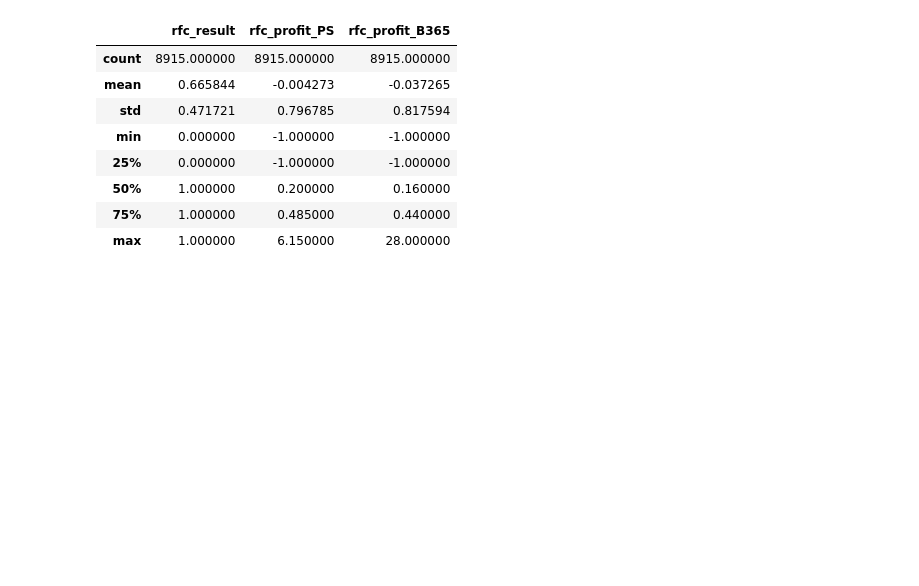
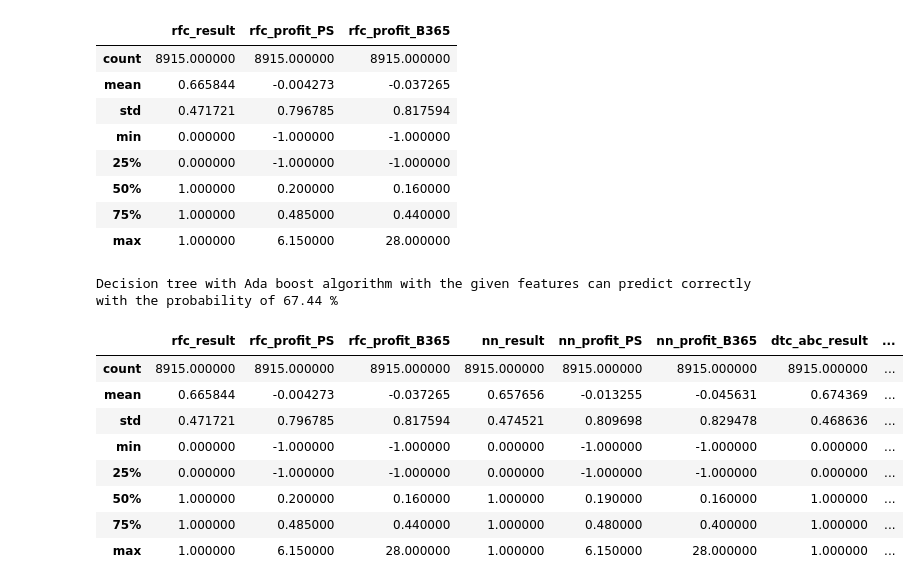
Before and after one commit to sprogl/sporting-bet-prediction, a Jupyter notebook: ATP_third_notebook.ipynb, the cells around one changed output. Drawn from its saved outputs; the diff is of its cells as text; code cells hidden in the pictures; blank space fills up the shorter version.

```diff
--- a/ATP_third_notebook.ipynb
+++ b/ATP_third_notebook.ipynb
@@ -618,13 +612,24 @@ Random forest with the given features can predict correctly with the probability
 # %%
 import pandas as pd
 import numpy as np
 import sklearn
 
-model_dtc = sklearn.tree.DecisionTreeClassifier(criterion="entropy", max_depth=8)
-model_dtc_abc = sklearn.ensemble.AdaBoostClassifier(estimator=model_dtc, learning_rate=1e-2, n_estimators=1000, algorithm="SAMME", random_state=26645)
+model_dtc = sklearn.tree.DecisionTreeClassifier(criterion="entropy", max_depth=3)
+model_dtc_abc = sklearn.ensemble.AdaBoostClassifier(estimator=model_dtc, learning_rate=1e-2, n_estimators=1500, algorithm="SAMME", random_state=26645)
 model_dtc_abc.fit(X_train, y_train)
 dtc_abc_result = pd.DataFrame({"dtc_abc_result": ~np.logical_xor(model_dtc_abc.predict(X_test), y_test), "dtc_abc_proba_P1_wins": model_dtc_abc.predict_proba(X_test)[:, 1]}, index=y_test.index)
 
 print(f"Decision tree with Ada boost algorithm with the given features can predict correctly with the probability of {round(model_dtc_abc.score(X_test, y_test)*100, 2)} %")
 profits_test[["dtc_abc_result", "dtc_abc_profit_PS", "dtc_abc_profit_B365"]] = pd.DataFrame({"dtc_abc_result": 0 + dtc_abc_result["dtc_abc_result"], "dtc_abc_profit_PS": dtc_abc_result["dtc_abc_result"].to_numpy() * df_atp_reduced.loc[y_test.index, "PSW"].to_numpy() - 1.0, "dtc_abc_profit_B365": dtc_abc_result["dtc_abc_result"].to_numpy() * df_atp_reduced.loc[y_test.index, "B365W"].to_numpy() - 1.0}, index=y_test.index)
 profits_test.describe()
+# %% [output]
+Decision tree with Ada boost algorithm with the given features can predict correctly with the probability of 67.44 %
+|  | rfc_result | rfc_profit_PS | rfc_profit_B365 | nn_result | nn_profit_PS | nn_profit_B365 | dtc_abc_result | ... |
+| count | 8915.000000 | 8915.000000 | 8915.000000 | 8915.000000 | 8915.000000 | 8915.000000 | 8915.000000 | ... |
+| mean | 0.665844 | -0.004273 | -0.037265 | 0.657656 | -0.013255 | -0.045631 | 0.674369 | ... |
+| std | 0.471721 | 0.796785 | 0.817594 | 0.474521 | 0.809698 | 0.829478 | 0.468636 | ... |
+| min | 0.000000 | -1.000000 | -1.000000 | 0.000000 | -1.000000 | -1.000000 | 0.000000 | ... |
+| 25% | 0.000000 | -1.000000 | -1.000000 | 0.000000 | -1.000000 | -1.000000 | 0.000000 | ... |
+| 50% | 1.000000 | 0.200000 | 0.160000 | 1.000000 | 0.190000 | 0.160000 | 1.000000 | ... |
+| 75% | 1.000000 | 0.485000 | 0.440000 | 1.000000 | 0.480000 | 0.400000 | 1.000000 | ... |
+| max | 1.000000 | 6.150000 | 28.000000 | 1.000000 | 6.150000 | 28.000000 | 1.000000 | ... |
```
Also changed, not shown: parts of 3 cells of this notebook, 1 other file.
